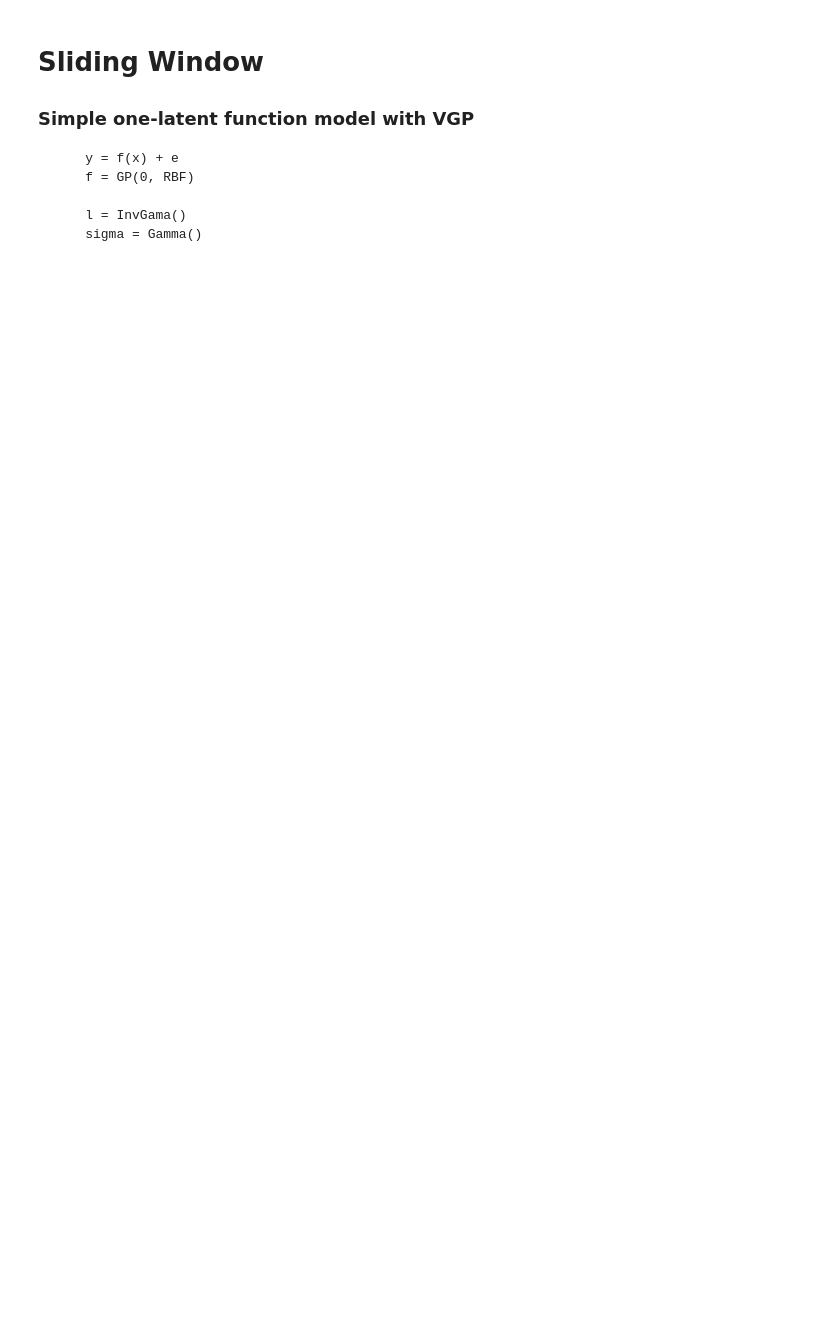
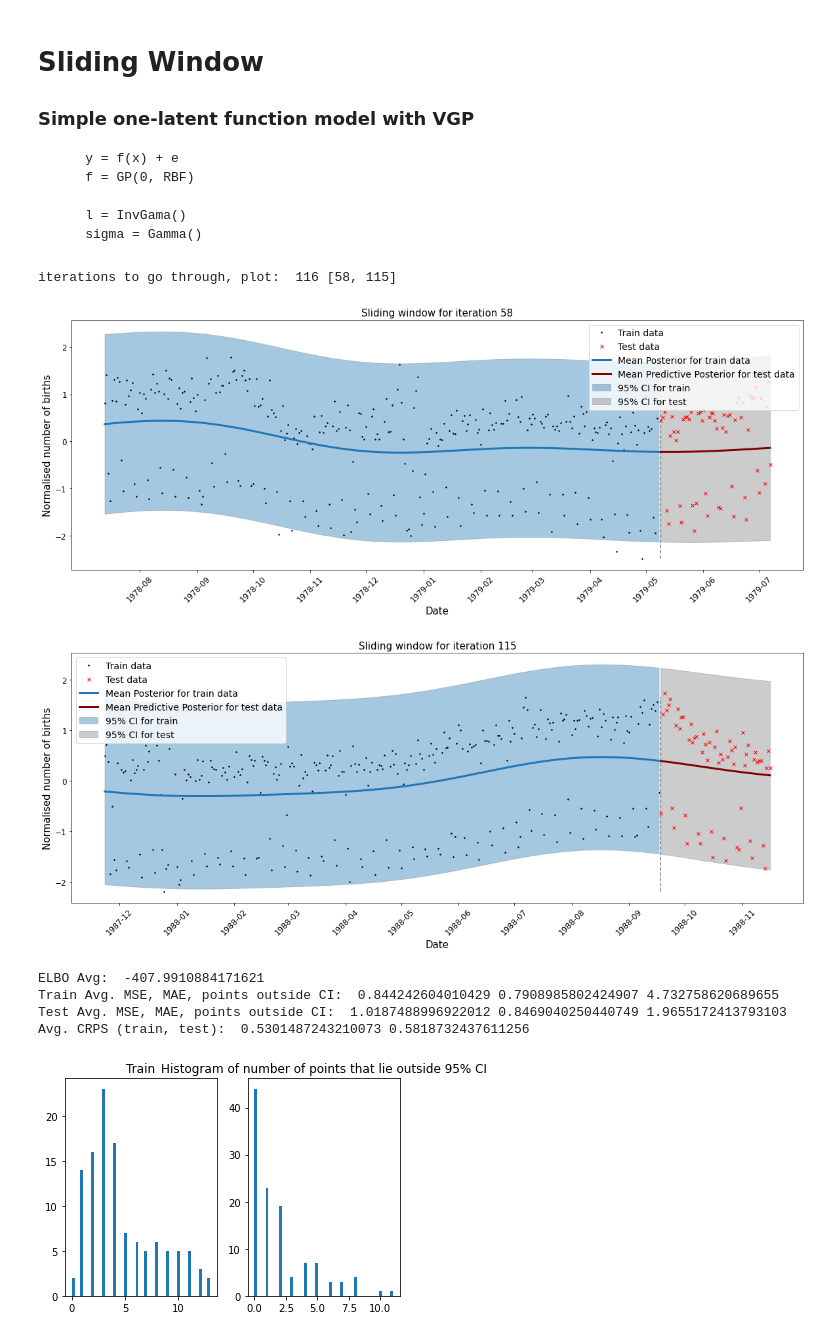
Before and after one commit to CristinaNogRod/GaussianProcesses-TimeSeries, a Jupyter notebook: notebooks/GPFlow/basic_VGP_slidingWindow.ipynb, the cells around one changed output. Saved outputs shown, nothing was run; the diff lists cells and outputs as text; code cells hidden in the pictures; blank space fills up the shorter version.

```diff
--- a/notebooks/GPFlow/basic_VGP_slidingWindow.ipynb
+++ b/notebooks/GPFlow/basic_VGP_slidingWindow.ipynb
@@ -66,0 +185,11 @@ def optimise_model(model, epochs=50):
+# %%
+slidingwindow_alg(121, 5, epochs=30, l0=77)
+# %% [output]
+iterations to go through, plot:  116 [58, 115]
+[figure, added]
+[figure, added]
+ELBO Avg:  -407.9910884171621
+Train Avg. MSE, MAE, points outside CI:  0.844242604010429 0.7908985802424907 4.732758620689655
+Test Avg. MSE, MAE, points outside CI:  1.0187488996922012 0.8469040250440749 1.9655172413793103
+Avg. CRPS (train, test):  0.5301487243210073 0.5818732437611256
+[figure, added]
```
Also changed, not shown: parts of 19 cells of this notebook, 13 other files.
